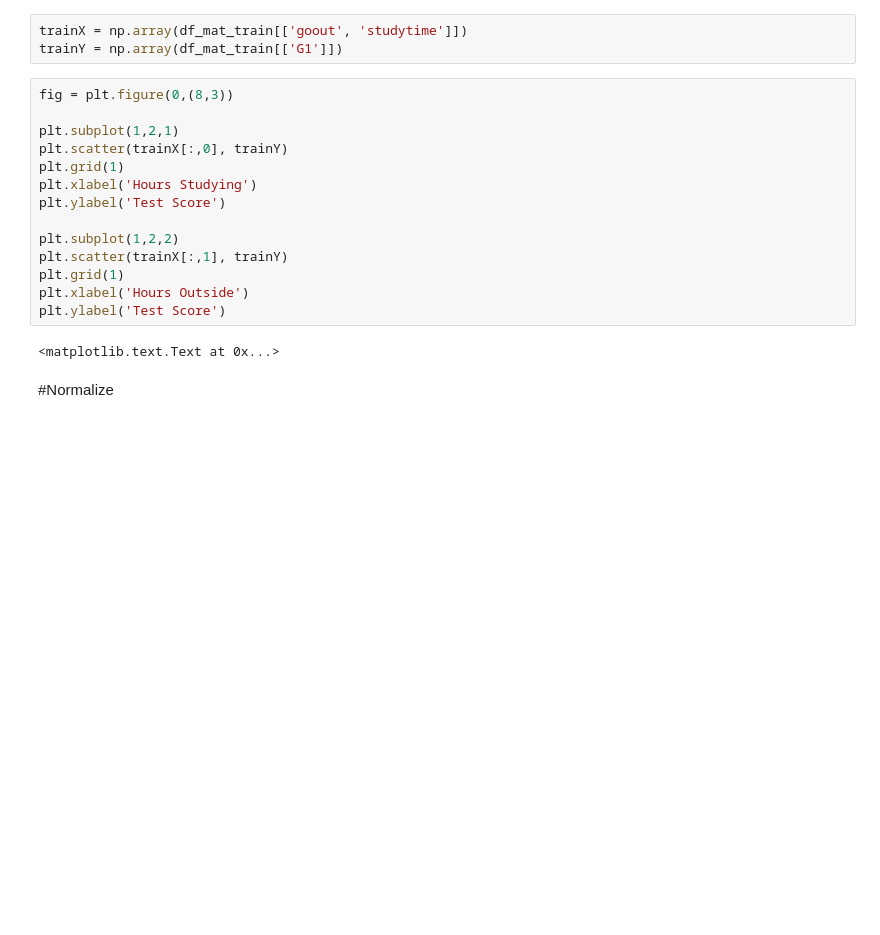
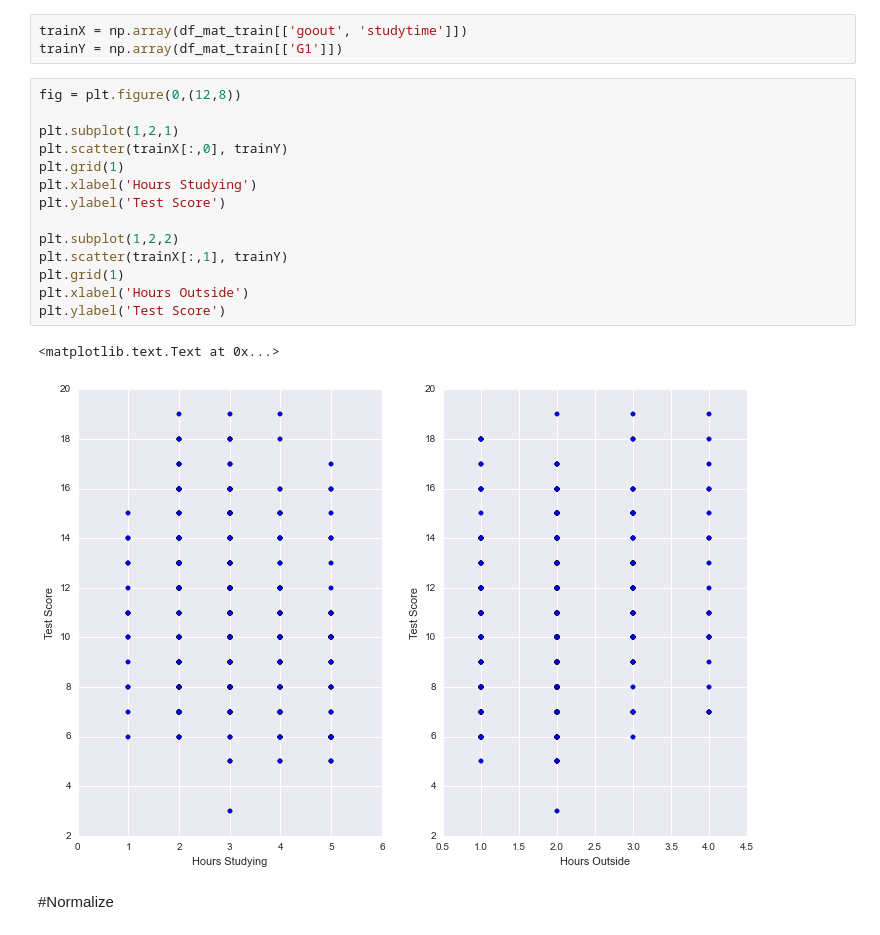
Before and after one commit to jjangsangy/GetDeeper, a Jupyter notebook: DeepLearning/PyNeuralNet.ipynb, the cells around one changed output. Saved outputs shown, nothing was run; the diff lists cells and outputs as text; blank space fills up the shorter version.

```diff
--- a/DeepLearning/PyNeuralNet.ipynb
+++ b/DeepLearning/PyNeuralNet.ipynb
@@ -240,21 +243,22 @@ class Trainer:
 trainX = np.array(df_mat_train[['goout', 'studytime']])
 trainY = np.array(df_mat_train[['G1']])
 # %%
-fig = plt.figure(0,(8,3))
+fig = plt.figure(0,(12,8))
 
 plt.subplot(1,2,1)
 plt.scatter(trainX[:,0], trainY)
 plt.grid(1)
 plt.xlabel('Hours Studying')
 plt.ylabel('Test Score')
 
 plt.subplot(1,2,2)
 plt.scatter(trainX[:,1], trainY)
 plt.grid(1)
 plt.xlabel('Hours Outside')
 plt.ylabel('Test Score')
 # %% [output]
 <matplotlib.text.Text at 0x...>
+[figure, added]
 # %% [markdown]
 #Normalize
 # %% [markdown]
```
Also changed, not shown: parts of 4 cells of this notebook, 9 other files.
